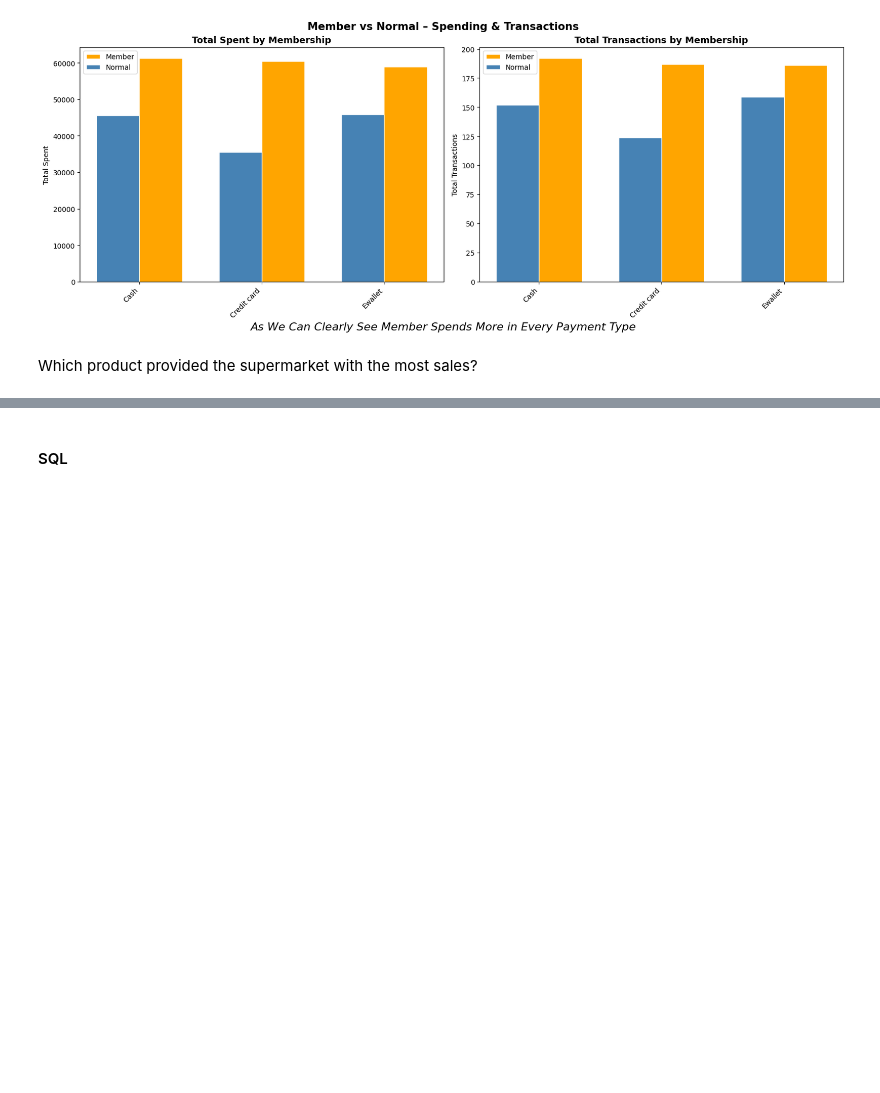
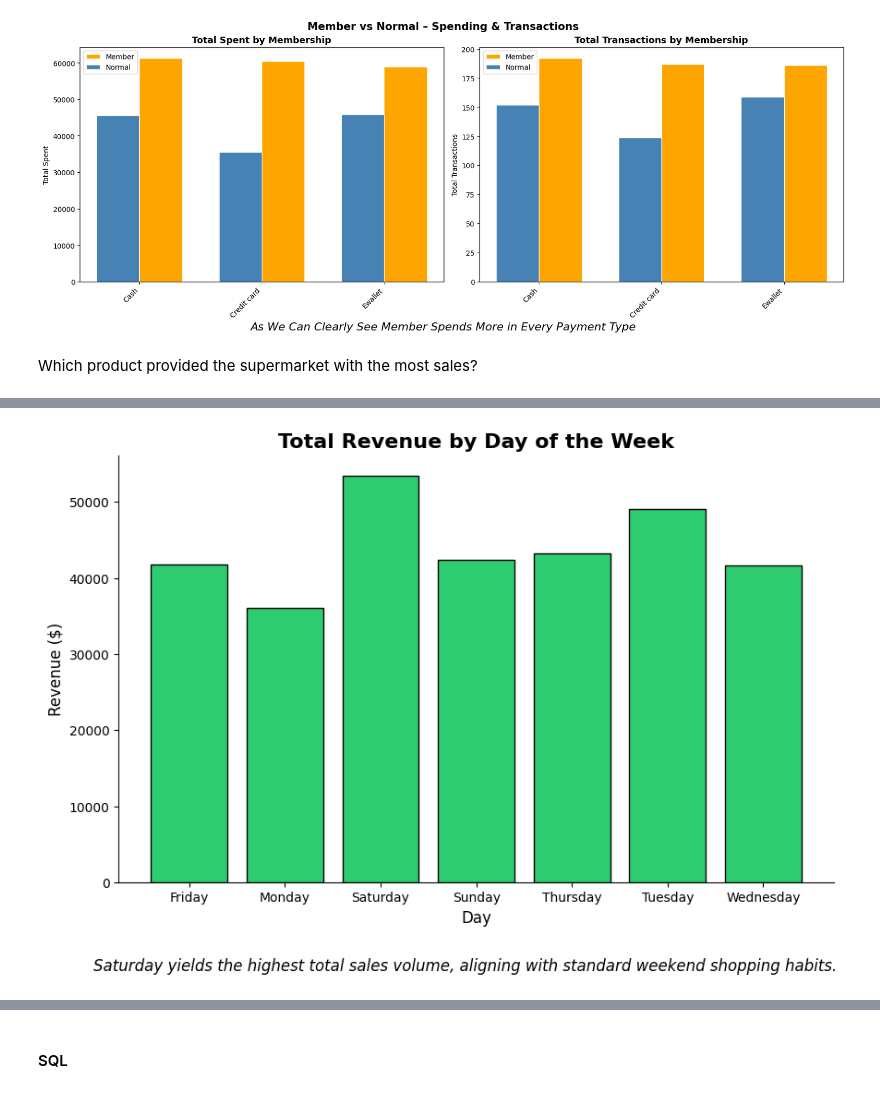
Before and after one commit to Kunal-singh-99/SuperMarket-Analysis, a Jupyter notebook: Analysis.ipynb, the cells around one changed output, grey strips where cells are left out. Saved outputs shown, nothing was run; the diff lists cells and outputs as text; code cells hidden in the pictures; blank space fills up the shorter version.

```diff
--- a/Analysis.ipynb
+++ b/Analysis.ipynb
@@ -389,0 +402,2 @@ plt.show()
+# %%
+result=df.groupby(df.date_time.dt.day_name())['revenue'].sum()
@@ -389,0 +410,20 @@ plt.show()
+# %%
+fig, ax = plt.subplots(figsize=(10, 6), facecolor='white')
+ax.set_facecolor('white')
+
+ax.bar(result.index, result.values , color='#2ECC71', edgecolor='black')
+
+plt.title('Total Revenue by Day of the Week', fontsize=16, fontweight='bold', color='black')
+plt.xlabel('Day', fontsize=12, color='black')
+plt.ylabel('Revenue ($)', fontsize=12, color='black')
+ax.tick_params(colors='black')
+
+ax.spines['top'].set_visible(False)
+ax.spines['right'].set_visible(False)
+
+insight = "Saturday yields the highest total sales volume, aligning with standard weekend shopping habits."
+plt.figtext(0.5, -0.05, insight, ha="center", fontsize=12, fontstyle="italic", color="black")
+
+plt.show()
+# %% [output]
+[figure, added]
```
Also changed, not shown: parts of 20 cells of this notebook.
